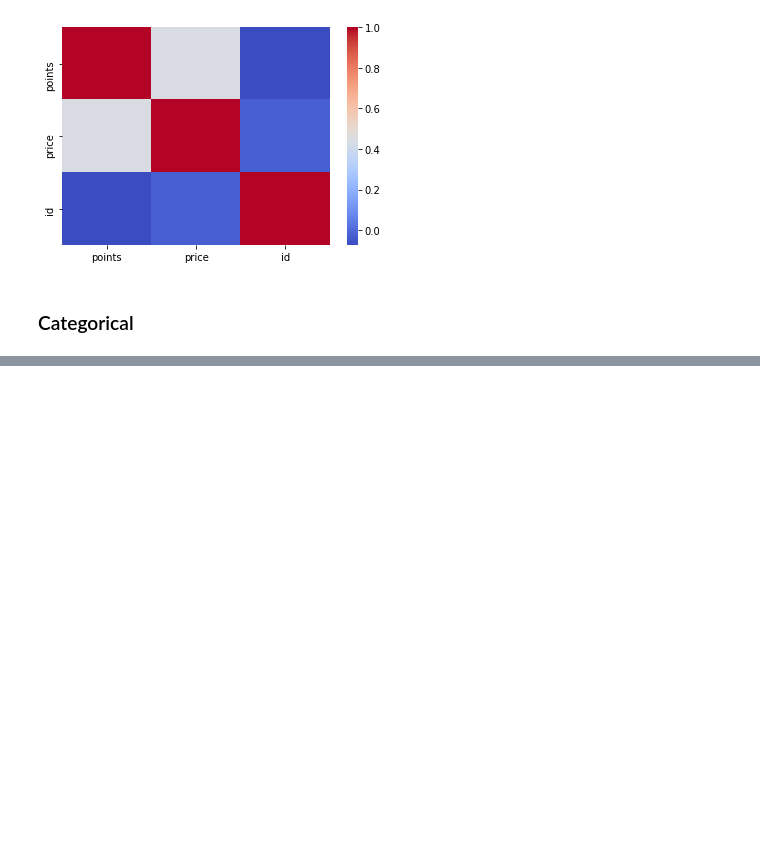
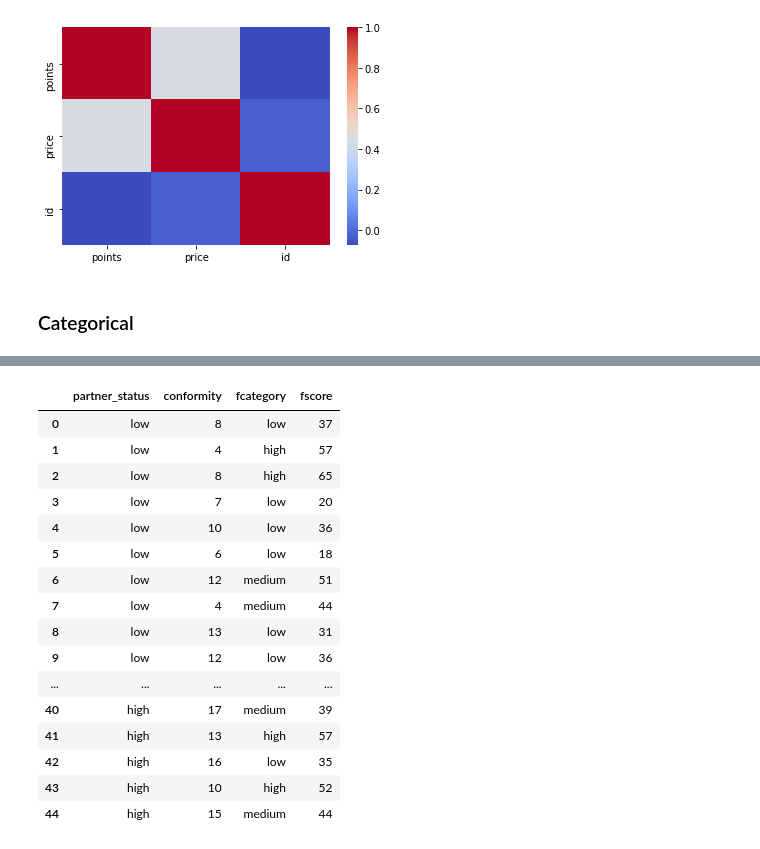
Before and after one commit to KANUBALAD/Group_One, a Jupyter notebook: Group 1.ipynb, the cells around one changed output, grey strips where cells are left out. Saved outputs shown, nothing was run; the diff lists cells and outputs as text; code cells hidden in the pictures; blank space fills up the shorter version.

Commit message:
Data exploration

```diff
--- a/Group 1.ipynb
+++ b/Group 1.ipynb
@@ -404,0 +436,20 @@ PatsyError: Error evaluating factor: NameError: name 'country' is not defined
+# %%
+data
+# %% [output]
+|  | partner_status | conformity | fcategory | fscore |
+| 0 | low | 8 | low | 37 |
+| 1 | low | 4 | high | 57 |
+| 2 | low | 8 | high | 65 |
+| 3 | low | 7 | low | 20 |
+| 4 | low | 10 | low | 36 |
+| 5 | low | 6 | low | 18 |
+| 6 | low | 12 | medium | 51 |
+| 7 | low | 4 | medium | 44 |
+| 8 | low | 13 | low | 31 |
+| 9 | low | 12 | low | 36 |
+| ... | ... | ... | ... | ... |
+| 40 | high | 17 | medium | 39 |
+| 41 | high | 13 | high | 57 |
+| 42 | high | 16 | low | 35 |
+| 43 | high | 10 | high | 52 |
+| 44 | high | 15 | medium | 44 |
```
Also changed, not shown: parts of 5 cells of this notebook, 1 other file.
